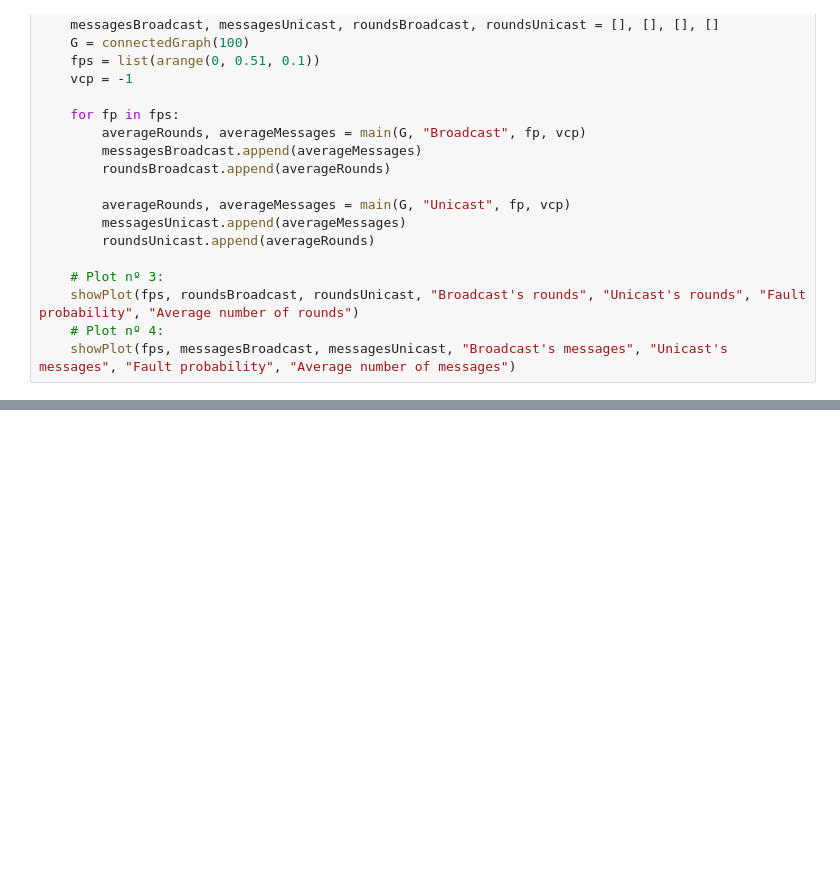
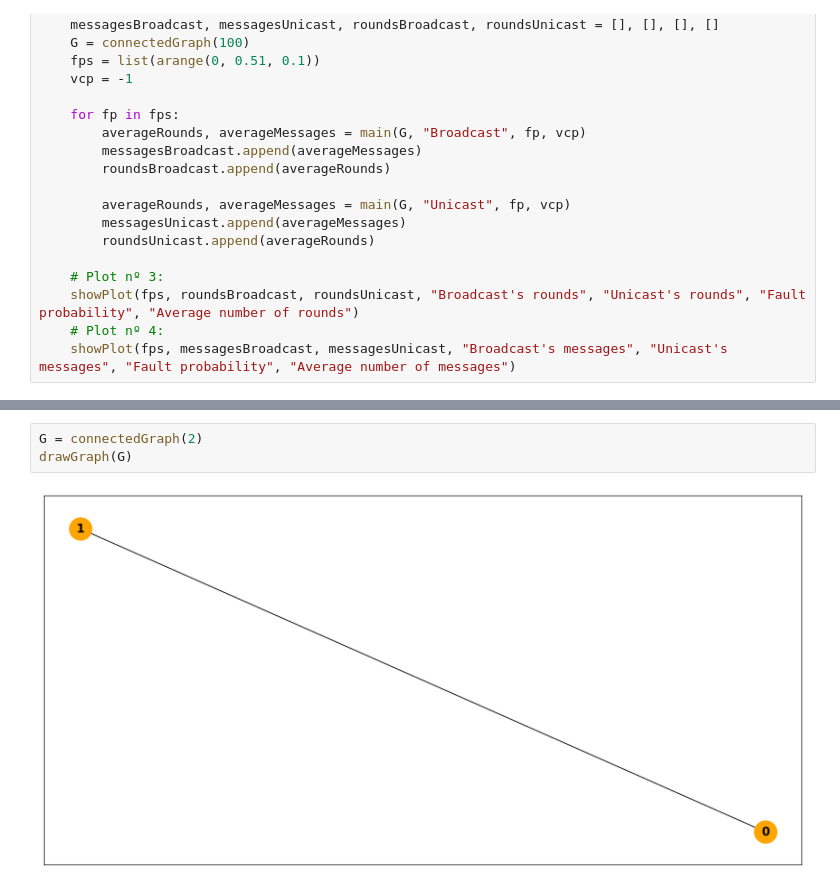
Before and after one commit to Nelson198/SDLE, a Jupyter notebook: Code/TP.ipynb, the cells around one changed output, grey strips where cells are left out. Drawn from its saved outputs; the diff is of its cells as text; blank space fills up the shorter version.

```diff
--- a/Code/TP.ipynb
+++ b/Code/TP.ipynb
@@ -395,0 +389,5 @@ test()
+# %%
+G = connectedGraph(2)
+drawGraph(G)
+# %% [output]
+[figure, added]
```
Also changed, not shown: parts of 4 cells of this notebook, 1 other file.
